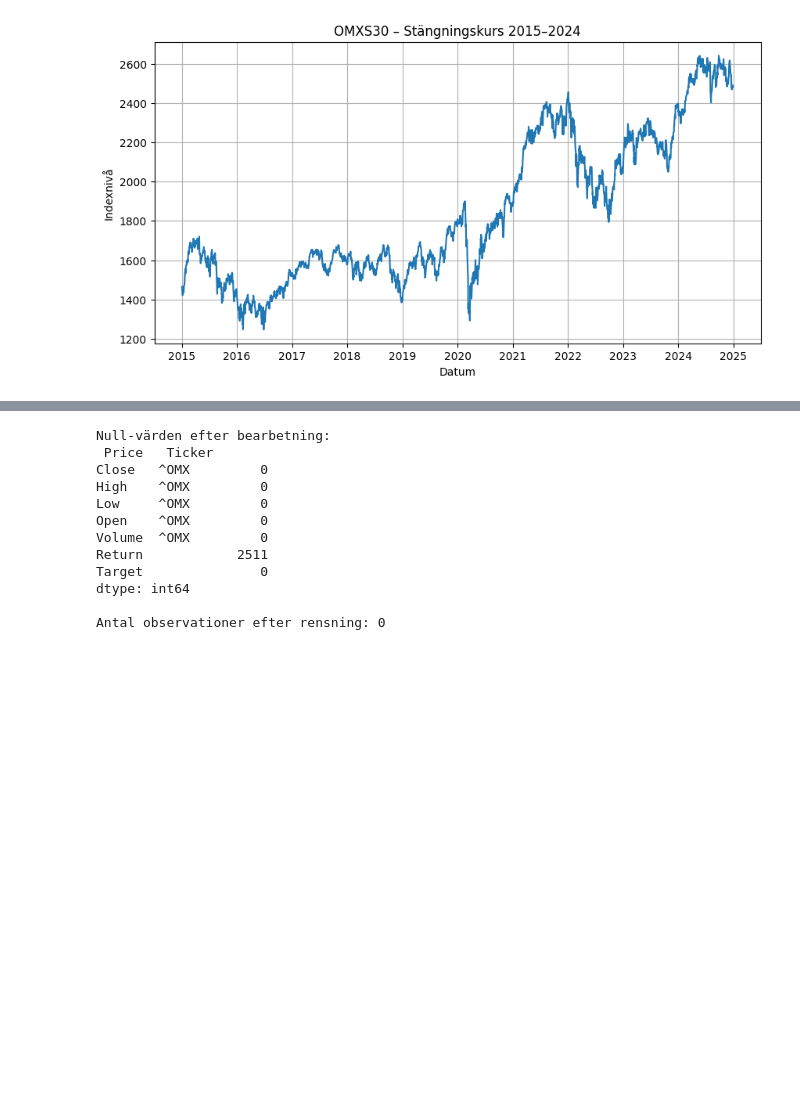
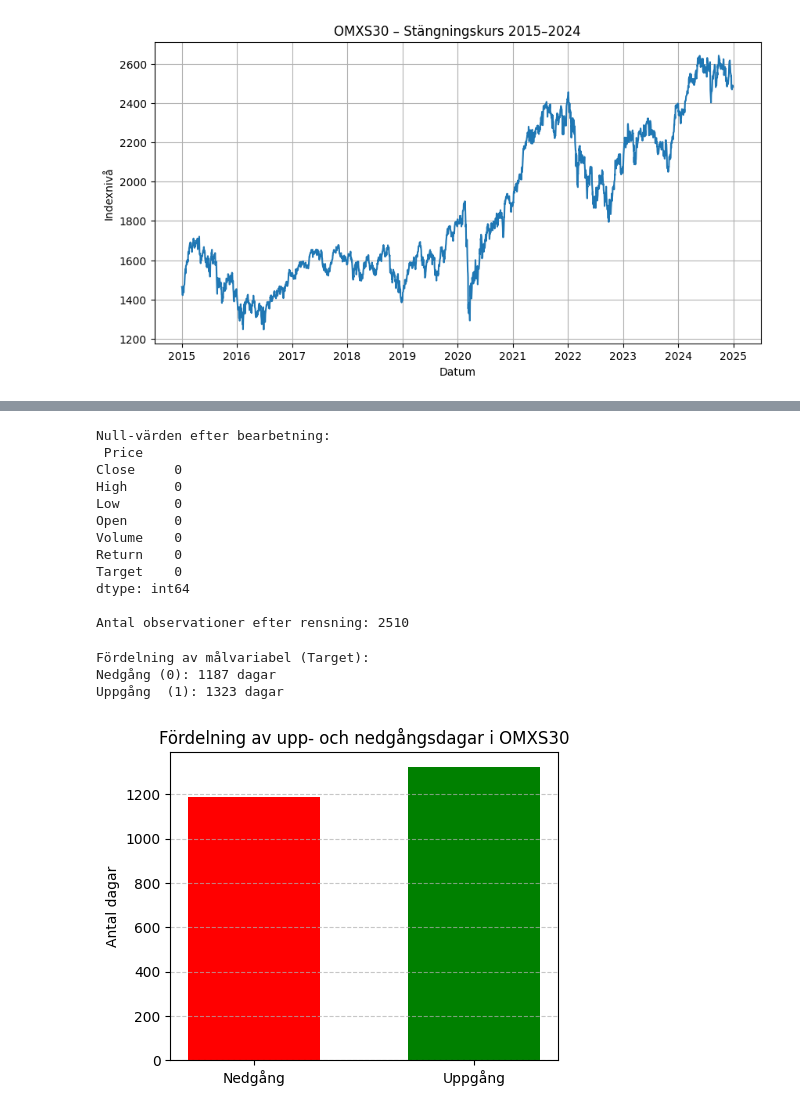
Before and after one commit to christiansopov-gif/OMXS30_Projekt, a Jupyter notebook: OMXS30_AI_Project.ipynb, the cells around one changed output, grey strips where cells are left out. Drawn from its saved outputs; the diff is of its cells as text; code cells hidden in the pictures; blank space fills up the shorter version.

Commit message:
Lade till kodcell 5 som visar hur många upp och nergångar det finns i filen

```diff
--- a/OMXS30_AI_Project.ipynb
+++ b/OMXS30_AI_Project.ipynb
@@ -136,0 +127,23 @@ data.tail()
+# %%
+# Kodcell 4: Skapa nya kolumner för avkastning och målvariabel (fixad)
+
+# 1) Platta till kolumner om de är MultiIndex (t.ex. "Close  ^OMX")
+if isinstance(data.columns, pd.MultiIndex):
+    data.columns = data.columns.get_level_values(0)
+
+# 2) Ta bort ev. gamla kolumner från tidigare försök
+for col in ["Return", "Target"]:
+    if col in data.columns:
+        data = data.drop(columns=col)
+
+# 3) Räkna avkastning på stängningskurs
+data["Return"] = data["Close"].pct_change()
+
+# 4) Målvariabel: 1 om NÄSTA dags avkastning > 0, annars 0
+data["Target"] = (data["Return"].shift(-1) > 0).astype(int)
+
+# 5) Droppa bara rader där våra nya kolumner är NaN (inte hela raden på allt)
+data = data.dropna(subset=["Return", "Target"])
+
+print("Antal observationer efter rensning:", len(data))
+data.head()
@@ -147,14 +169,38 @@ data = data.dropna()
 print("\nAntal observationer efter rensning:", len(data))
 # %% [output]
 Null-värden efter bearbetning:
- Price   Ticker
-Close   ^OMX         0
-High    ^OMX         0
-Low     ^OMX         0
-Open    ^OMX         0
-Volume  ^OMX         0
-Return            2511
-Target               0
+ Price
+Close     0
+High      0
+Low       0
+Open      0
+Volume    0
+Return    0
+Target    0
 dtype: int64
 
-Antal observationer efter rensning: 0
+Antal observationer efter rensning: 2510
+# %%
+# Kodcell 5: Visa hur många dagar som var uppgång respektive nedgång
+
+# Räkna antal förekomster av 0 och 1
+count = data["Target"].value_counts().sort_index()
+
+# Skriv ut siffrorna i textform
+print("Fördelning av målvariabel (Target):")
+print(f"Nedgång (0): {count.get(0, 0)} dagar")
+print(f"Uppgång  (1): {count.get(1, 0)} dagar")
+
+# Rita ett enkelt stapeldiagram
+plt.figure(figsize=(5,4))
+plt.bar(count.index, count.values, color=["red","green"], width=0.6)
+plt.xticks([0,1], ["Nedgång","Uppgång"])
+plt.title("Fördelning av upp- och nedgångsdagar i OMXS30")
+plt.ylabel("Antal dagar")
+plt.grid(axis="y", linestyle="--", alpha=0.7)
+plt.show()
+# %% [output]
+Fördelning av målvariabel (Target):
+Nedgång (0): 1187 dagar
+Uppgång  (1): 1323 dagar
+[figure, added]
```
Also changed, not shown: parts of 3 cells of this notebook.
